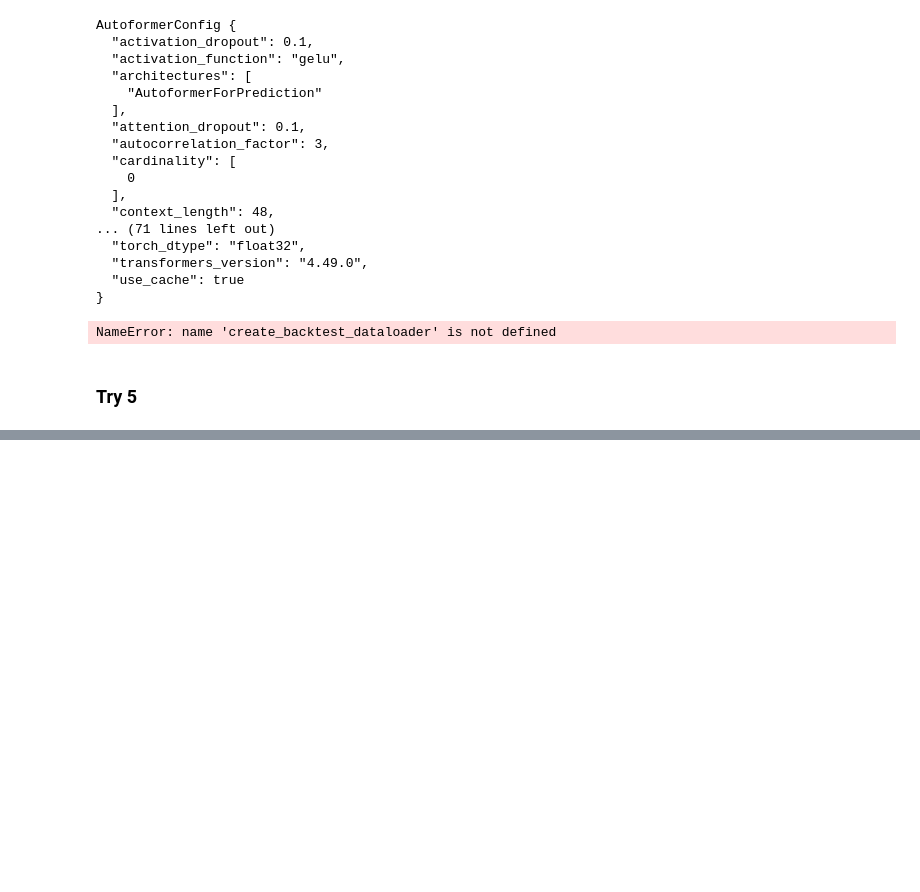
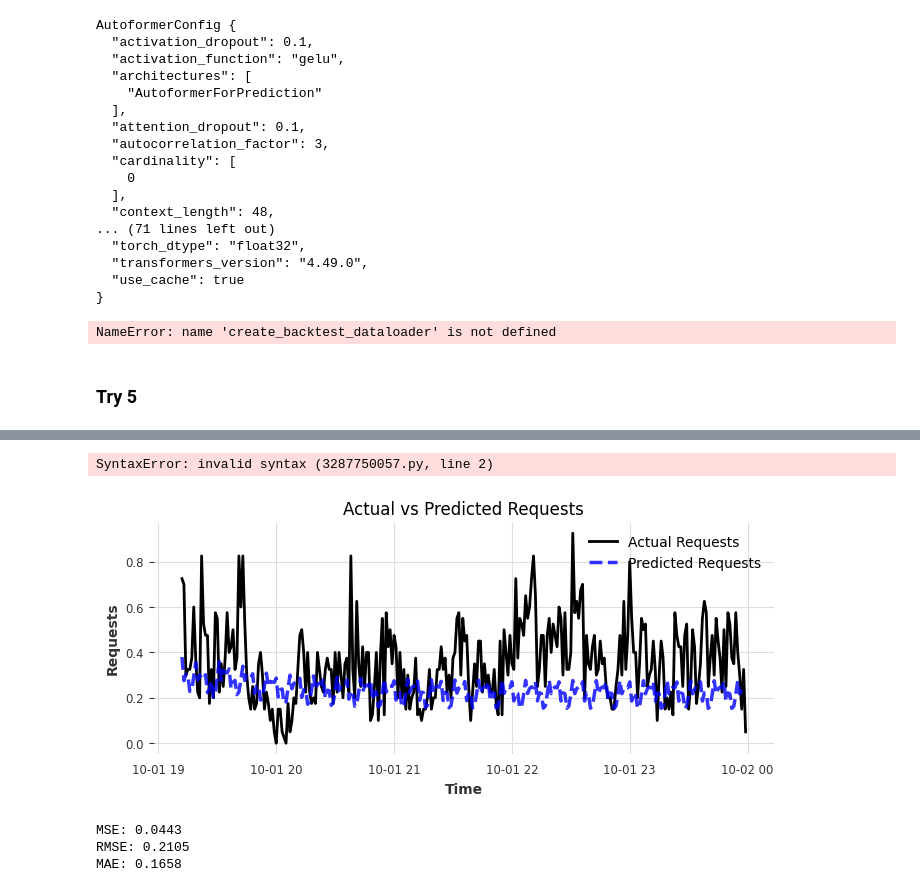
Before and after one commit to Suraez/time_series, a Jupyter notebook: try.ipynb, the cells around one changed output, grey strips where cells are left out. Saved outputs shown, nothing was run; the diff lists cells and outputs as text; code cells hidden in the pictures; blank space fills up the shorter version.

Commit message:
NBeats model working

```diff
--- a/try.ipynb
+++ b/try.ipynb
@@ -465,0 +438,2 @@ AssertionError: Timeseries index should be of type integer
+# %%
+df = df.fillna(method='ffill', axis=1).fillna(0)
@@ -465,0 +452,5 @@ AssertionError: Timeseries index should be of type integer
+# %%
+# Define train-test split
+train_size = 0.8  # 80% training, 20% testing
+train_target, test_target = series_target.split_after(train_size)
+train_covariates, test_covariates = series_covariates.split_after(train_size)
@@ -465,0 +461,11 @@ AssertionError: Timeseries index should be of type integer
+# %%
+# Initialize the model (you can also try TransformerModel, TFTModel, RNNModel, etc.)
+model = NBEATSModel(
+    input_chunk_length=24,   # Number of past time steps to use
+    output_chunk_length=12,  # Number of future steps to predict
+    random_state=42,
+    pl_trainer_kwargs={"accelerator": "gpu" if torch.cuda.is_available() else "cpu"}
+)
+
+# Train the model
+model.fit(series=train_target, past_covariates=train_covariates, epochs=10, verbose=True)
@@ -465,0 +495,26 @@ AssertionError: Timeseries index should be of type integer
+# %%
+test_covariates_extended = series_covariates[-(len(test_target) + model.input_chunk_length):]
+pred_series = model.predict(n=len(test_target), past_covariates=test_covariates_extended)|
+# %% [output]
+SyntaxError: invalid syntax (3287750057.py, line 2)
+# %%
+import matplotlib.pyplot as plt
+
+plt.figure(figsize=(8, 3))
+
+test_target_pd = test_target.to_series()
+pred_series_pd = pred_series.to_series()
+
+plt.plot(test_target_pd, label="Actual Requests", linewidth=2, color="black")
+
+# Plot predicted data with better visibility
+plt.plot(pred_series_pd, label="Predicted Requests", linestyle="dashed", linewidth=2.5, color="blue", alpha=0.8)
+
+plt.title("Actual vs Predicted Requests")
+plt.xlabel("Time")
+plt.ylabel("Requests")
+plt.legend()
+plt.grid(True)
+plt.show()
+# %% [output]
+[figure, added]
@@ -465,0 +523,12 @@ AssertionError: Timeseries index should be of type integer
+# %%
+mse_score = mse(test_target, pred_series)
+rmse_score = rmse(test_target, pred_series)
+mae_score = mae(test_target, pred_series)
+
+print(f"MSE: {mse_score:.4f}")
+print(f"RMSE: {rmse_score:.4f}")
+print(f"MAE: {mae_score:.4f}")
+# %% [output]
+MSE: 0.0443
+RMSE: 0.2105
+MAE: 0.1658
```
Also changed, not shown: parts of 23 cells of this notebook.
